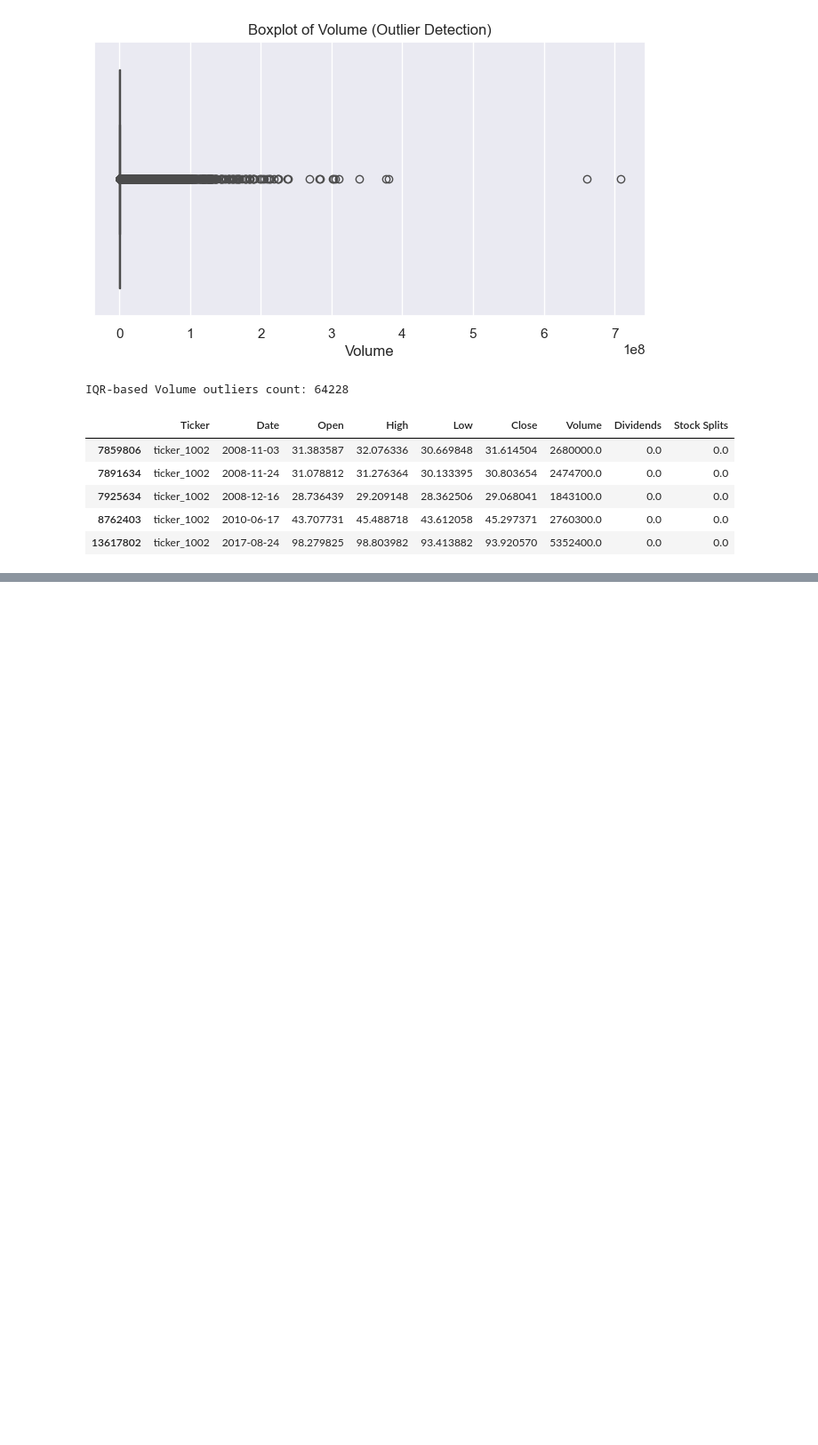
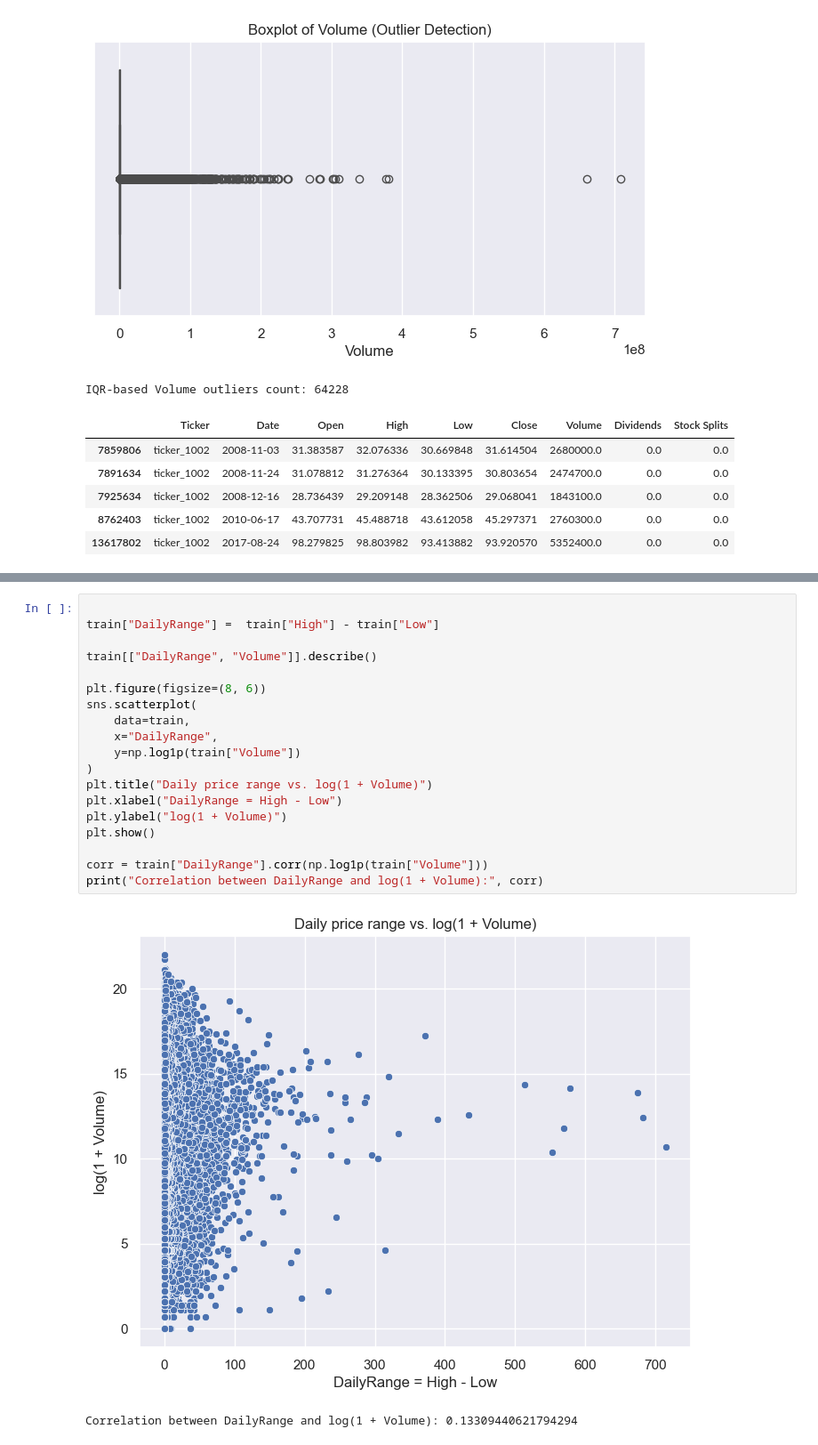
Before and after one commit to OnlyAbdullh/stock-trend-prediction, a Jupyter notebook: notebooks/03-price-volume-distributions.ipynb, the cells around one changed output, grey strips where cells are left out. Shown at 89% size. Cells and saved outputs as stored; diff of their text form; blank space fills up the shorter version.

Commit message:
daily price range vs volume.

```diff
--- a/notebooks/03-price-volume-distributions.ipynb
+++ b/notebooks/03-price-volume-distributions.ipynb
@@ -202,0 +207,22 @@ IQR-based Volume outliers count: 64228
+# %%
+
+train["DailyRange"] =  train["High"] - train["Low"]
+
+train[["DailyRange", "Volume"]].describe()
+
+plt.figure(figsize=(8, 6))
+sns.scatterplot(
+    data=train,
+    x="DailyRange",
+    y=np.log1p(train["Volume"])
+)
+plt.title("Daily price range vs. log(1 + Volume)")
+plt.xlabel("DailyRange = High - Low")
+plt.ylabel("log(1 + Volume)")
+plt.show()
+
+corr = train["DailyRange"].corr(np.log1p(train["Volume"]))
+print("Correlation between DailyRange and log(1 + Volume):", corr)
+# %% [output]
+[figure, added]
+Correlation between DailyRange and log(1 + Volume): 0.13309440621794294
```
Also changed, not shown: parts of 1 cell of this notebook.
